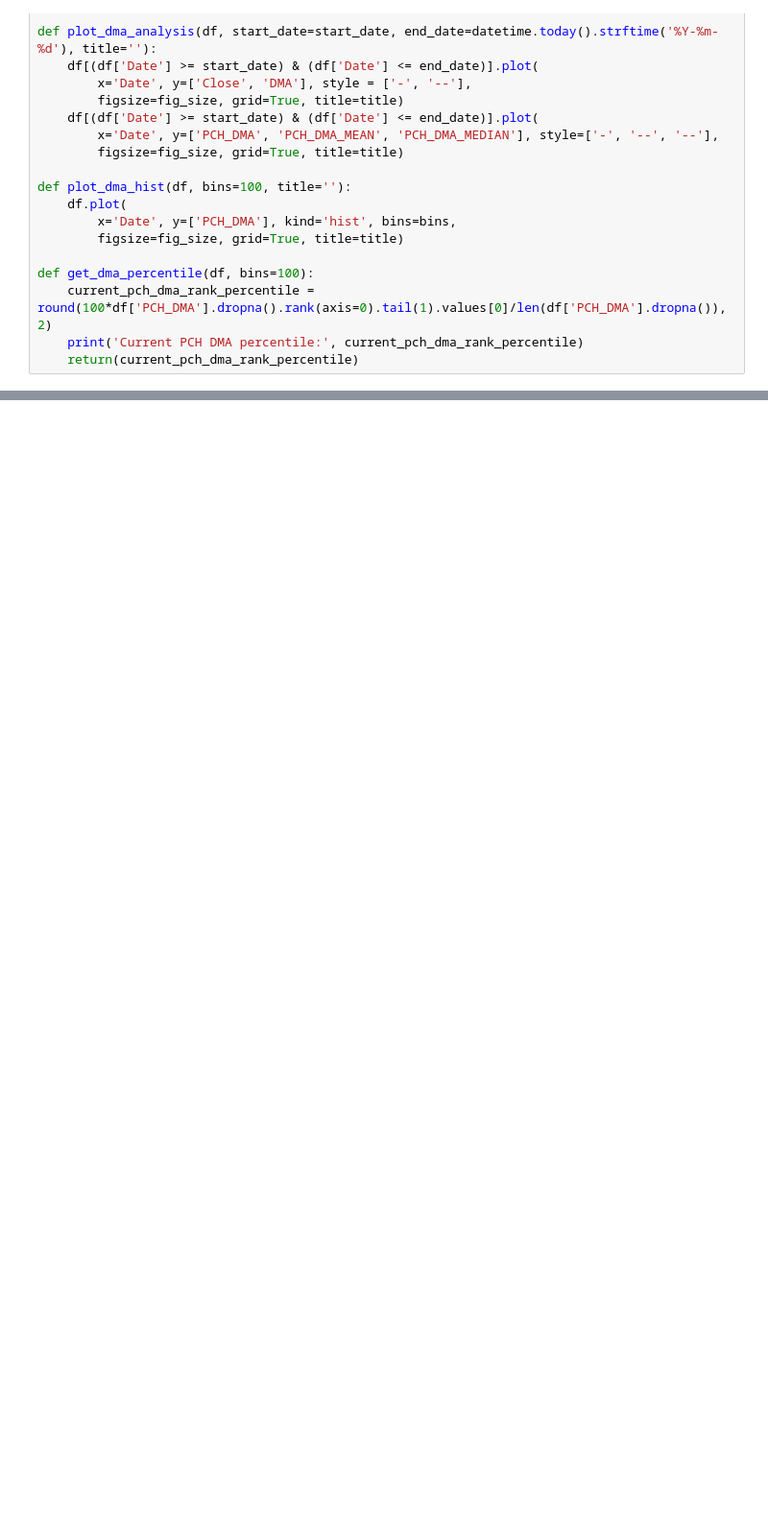
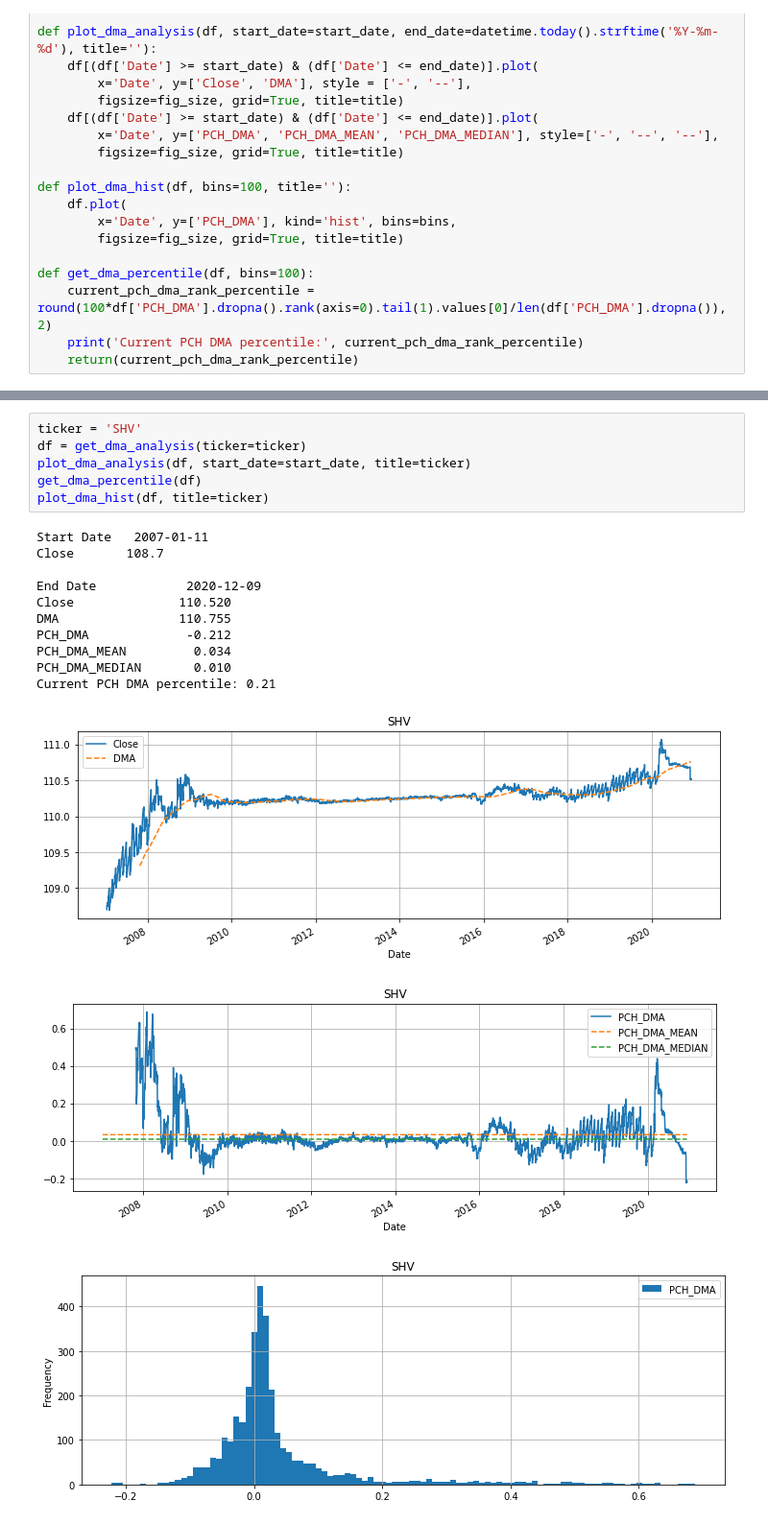
Before and after one commit to bamage00/notebooks, a Jupyter notebook: dma.ipynb, the cells around one changed output, grey strips where cells are left out. Shown: that part at 96% size. Cells and saved outputs as stored; diff of their text form; blank space fills up the shorter version.

```diff
--- a/dma.ipynb
+++ b/dma.ipynb
@@ -63,3 +83,23 @@ Current PCH DMA percentile: 96.94
+# %%
+ticker = 'SHV'
+df = get_dma_analysis(ticker=ticker)
+plot_dma_analysis(df, start_date=start_date, title=ticker)
+get_dma_percentile(df)
+plot_dma_hist(df, title=ticker)
+# %% [output]
+Start Date   2007-01-11
+Close       108.7
+
+End Date            2020-12-09
+Close              110.520
+DMA                110.755
+PCH_DMA             -0.212
+PCH_DMA_MEAN         0.034
+PCH_DMA_MEDIAN       0.010
+Current PCH DMA percentile: 0.21
+[figure, added]
+[figure, added]
+[figure, added]
 # %%
 ticker = 'VCSH'
 df = get_dma_analysis(ticker=ticker)
```
Also changed, not shown: parts of 7 cells of this notebook, 15 other files.
